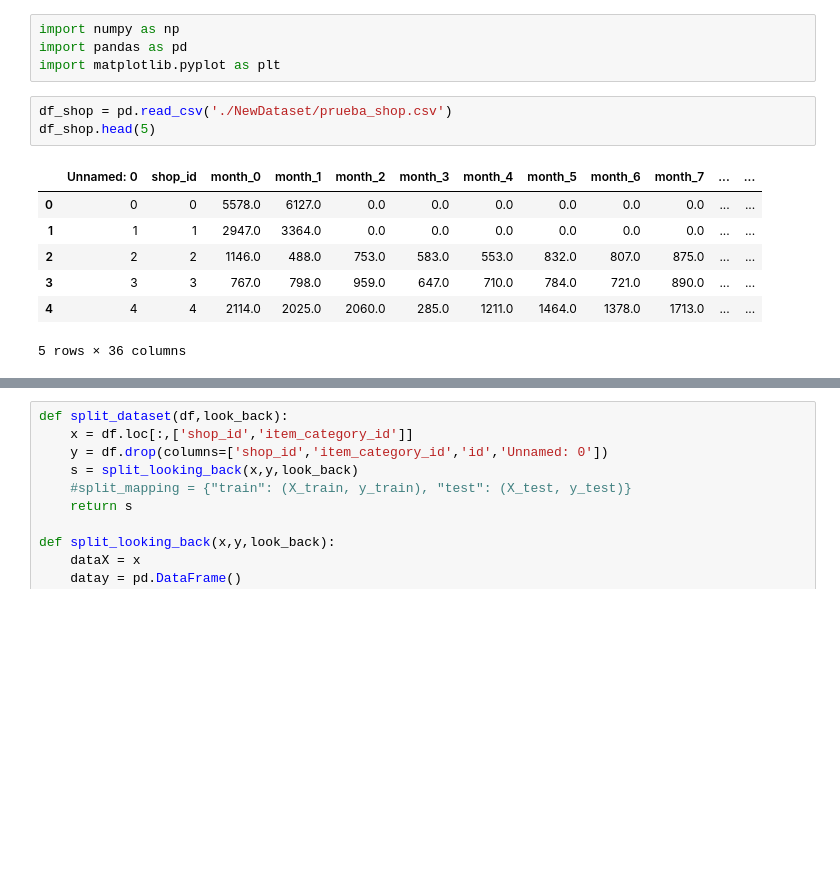
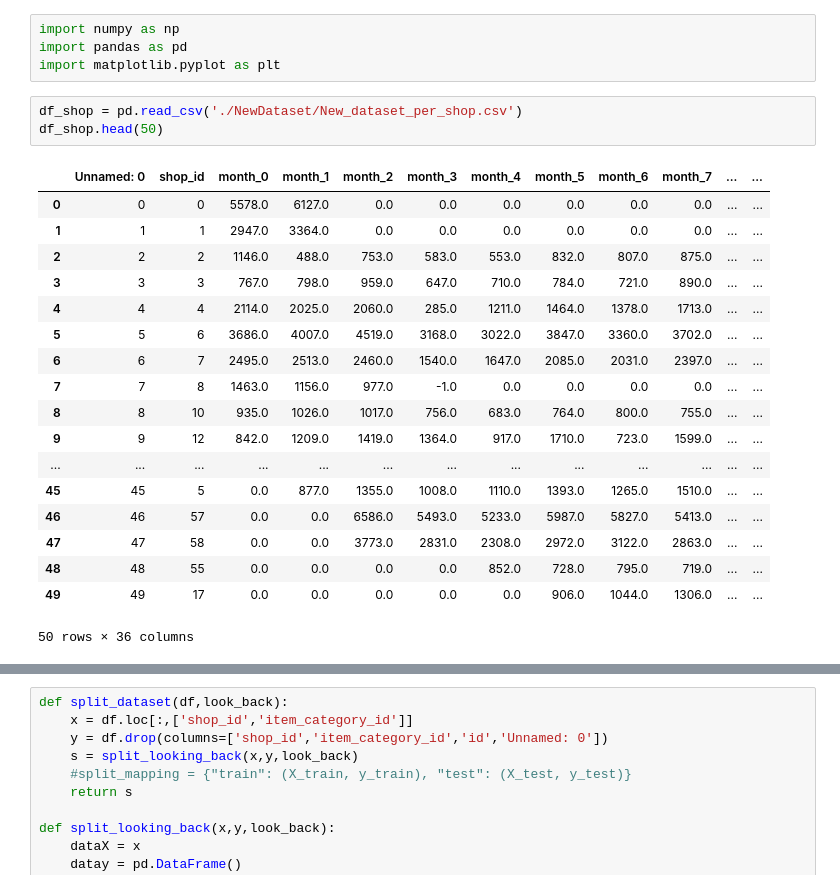
Before and after one commit to Alberto7526/MonografiaGithub, a Jupyter notebook: Untitled.ipynb, the cells around one changed output, grey strips where cells are left out. Drawn from its saved outputs; the diff is of its cells as text; blank space fills up the shorter version.

```diff
--- a/Untitled.ipynb
+++ b/Untitled.ipynb
@@ -3,14 +3,25 @@ import numpy as np
 import pandas as pd
 import matplotlib.pyplot as plt
 # %%
-df_shop = pd.read_csv('./NewDataset/prueba_shop.csv')
-df_shop.head(5)
+df_shop = pd.read_csv('./NewDataset/New_dataset_per_shop.csv')
+df_shop.head(50)
 # %% [output]
 |  | Unnamed: 0 | shop_id | month_0 | month_1 | month_2 | month_3 | month_4 | month_5 | month_6 | month_7 | ... | ... |
 | 0 | 0 | 0 | 5578.0 | 6127.0 | 0.0 | 0.0 | 0.0 | 0.0 | 0.0 | 0.0 | ... | ... |
 | 1 | 1 | 1 | 2947.0 | 3364.0 | 0.0 | 0.0 | 0.0 | 0.0 | 0.0 | 0.0 | ... | ... |
 | 2 | 2 | 2 | 1146.0 | 488.0 | 753.0 | 583.0 | 553.0 | 832.0 | 807.0 | 875.0 | ... | ... |
 | 3 | 3 | 3 | 767.0 | 798.0 | 959.0 | 647.0 | 710.0 | 784.0 | 721.0 | 890.0 | ... | ... |
 | 4 | 4 | 4 | 2114.0 | 2025.0 | 2060.0 | 285.0 | 1211.0 | 1464.0 | 1378.0 | 1713.0 | ... | ... |
+| 5 | 5 | 6 | 3686.0 | 4007.0 | 4519.0 | 3168.0 | 3022.0 | 3847.0 | 3360.0 | 3702.0 | ... | ... |
+| 6 | 6 | 7 | 2495.0 | 2513.0 | 2460.0 | 1540.0 | 1647.0 | 2085.0 | 2031.0 | 2397.0 | ... | ... |
+| 7 | 7 | 8 | 1463.0 | 1156.0 | 977.0 | -1.0 | 0.0 | 0.0 | 0.0 | 0.0 | ... | ... |
+| 8 | 8 | 10 | 935.0 | 1026.0 | 1017.0 | 756.0 | 683.0 | 764.0 | 800.0 | 755.0 | ... | ... |
+| 9 | 9 | 12 | 842.0 | 1209.0 | 1419.0 | 1364.0 | 917.0 | 1710.0 | 723.0 | 1599.0 | ... | ... |
+| ... | ... | ... | ... | ... | ... | ... | ... | ... | ... | ... | ... | ... |
+| 45 | 45 | 5 | 0.0 | 877.0 | 1355.0 | 1008.0 | 1110.0 | 1393.0 | 1265.0 | 1510.0 | ... | ... |
+| 46 | 46 | 57 | 0.0 | 0.0 | 6586.0 | 5493.0 | 5233.0 | 5987.0 | 5827.0 | 5413.0 | ... | ... |
+| 47 | 47 | 58 | 0.0 | 0.0 | 3773.0 | 2831.0 | 2308.0 | 2972.0 | 3122.0 | 2863.0 | ... | ... |
+| 48 | 48 | 55 | 0.0 | 0.0 | 0.0 | 0.0 | 852.0 | 728.0 | 795.0 | 719.0 | ... | ... |
+| 49 | 49 | 17 | 0.0 | 0.0 | 0.0 | 0.0 | 0.0 | 906.0 | 1044.0 | 1306.0 | ... | ... |
-5 rows × 36 columns
+50 rows × 36 columns
 # %%
```
Also changed, not shown: parts of 2 cells of this notebook, 6 other files.
